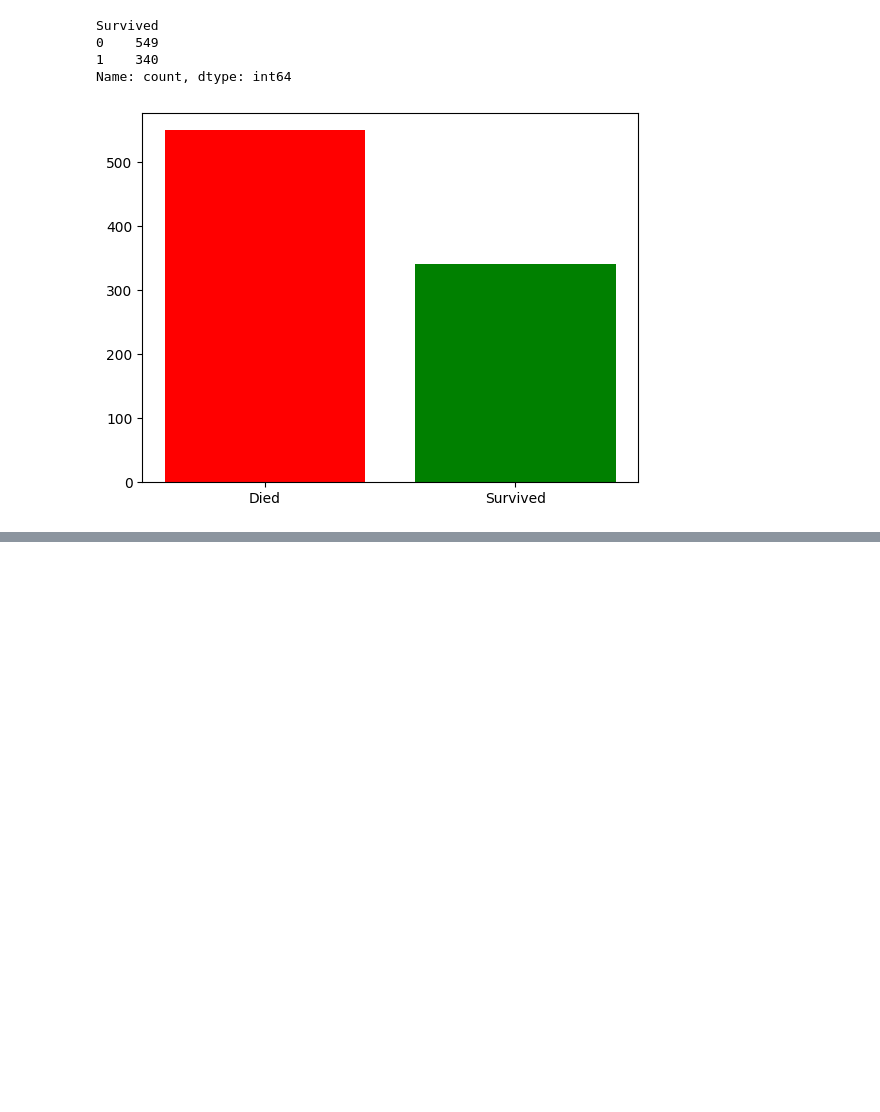
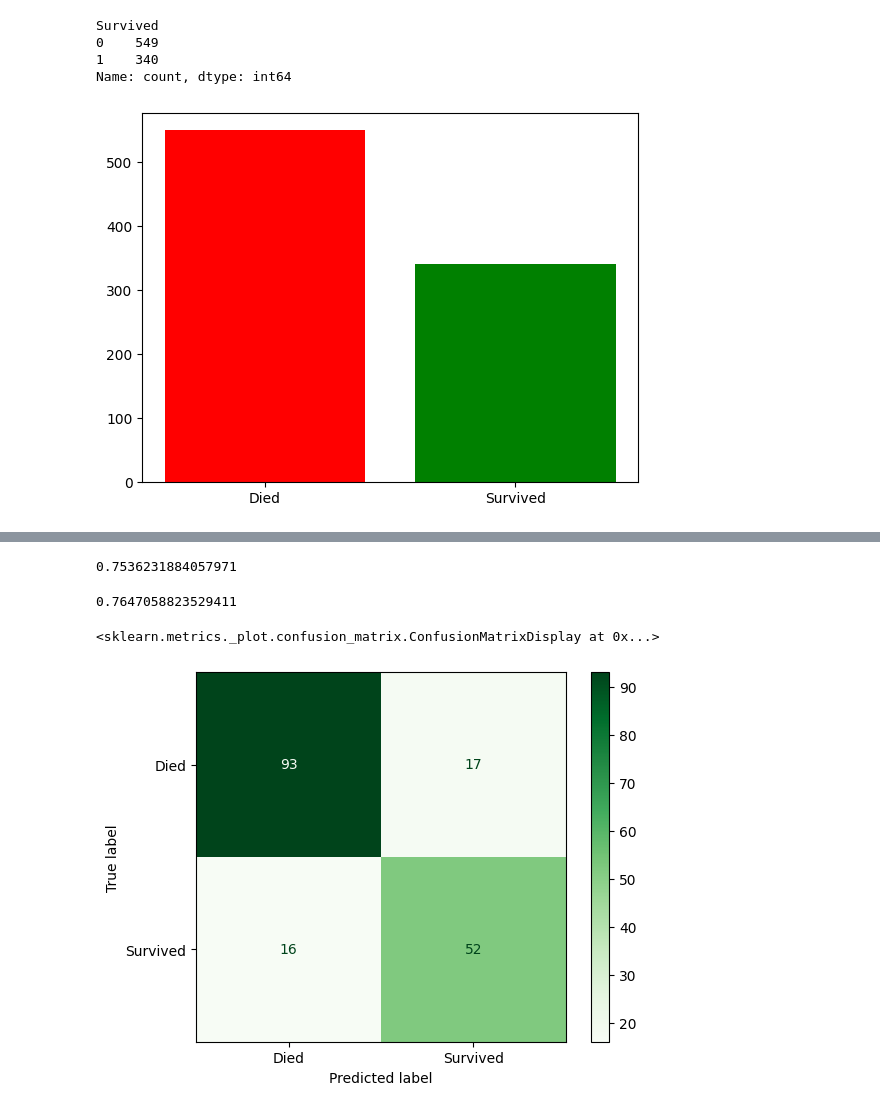
Before and after one commit to IntelliMurtaza/Titanic-Survivel, a Jupyter notebook: notebooks/titanic.ipynb, the cells around one changed output, grey strips where cells are left out. Saved outputs shown, nothing was run; the diff lists cells and outputs as text; code cells hidden in the pictures; blank space fills up the shorter version.

Commit message:
Two models trained and tunned

```diff
--- a/notebooks/titanic.ipynb
+++ b/notebooks/titanic.ipynb
@@ -161,0 +287,15 @@ lg.fit
+# %%
+# We will choose the simpler logistic model for further tunning because it's better than randomforest
+param_grid = {
+    'model__C': [0.001, 0.01, 0.1, 1, 10, 100],
+    'model__penalty': ['l1', 'l2'],
+    'model__solver': ['liblinear']
+}
+grid_search = GridSearchCV(
+    estimator= pipe_l,
+    param_grid = param_grid,
+    cv = 5,
+    n_jobs = -1
+)
+# %%
+grid_search.fit(X_train, y_train)
@@ -161,0 +324,4 @@ lg.fit
+# %%
+best_model = grid_search.best_estimator_
+# %%
+y_pred_gr = best_model.predict(X_test)
@@ -161,0 +340,8 @@ lg.fit
+# %%
+precision_score(y_test, y_pred_gr)
+# %% [output]
+0.7536231884057971
+# %%
+recall_score(y_test, y_pred_gr)
+# %% [output]
+0.7647058823529411
@@ -161,0 +350,10 @@ lg.fit
+# %%
+ConfusionMatrixDisplay.from_predictions(
+    y_test,
+    y_pred_gr,
+    display_labels = ['Died', 'Survived'],
+    cmap = plt.cm.Greens
+)
+# %% [output]
+<sklearn.metrics._plot.confusion_matrix.ConfusionMatrixDisplay at 0x...>
+[figure, added]
```
Also changed, not shown: parts of 31 cells of this notebook.
